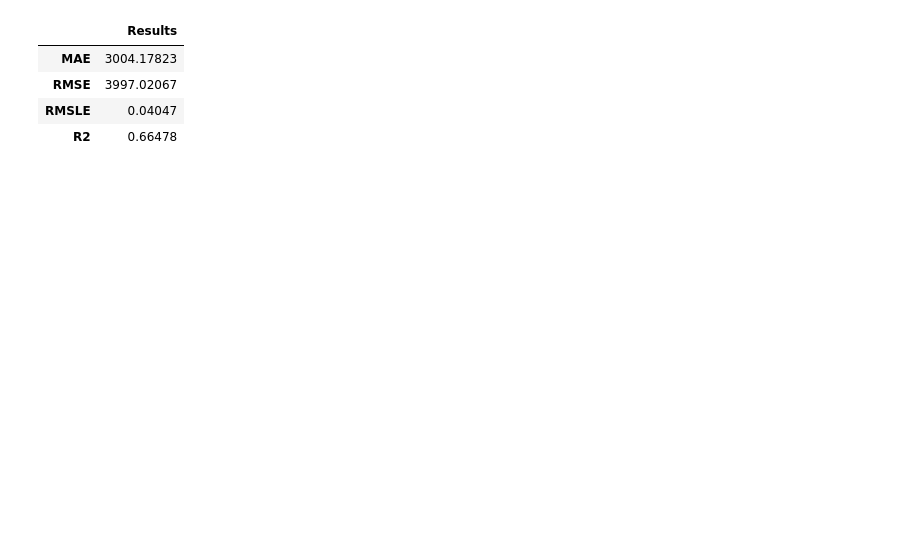
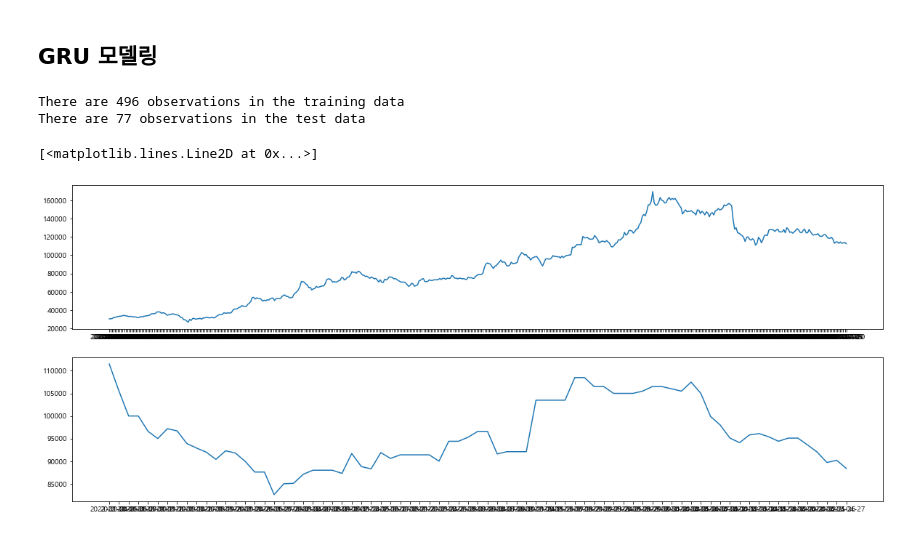
Before and after one commit to dongnee/BigOne, a Jupyter notebook: GRU.ipynb, the cells around one changed output. Drawn from its saved outputs; the diff is of its cells as text; code cells hidden in the pictures; blank space fills up the shorter version.

```diff
--- a/GRU.ipynb
+++ b/GRU.ipynb
@@ -230,8 +1,2 @@ y_test_gru.reset_index(drop=True, inplace=True)
-# %%
-confirm_result(y_test_gru, y_pred_gru)
-# %% [output]
-|  | Results |
-| MAE | 3004.17823 |
-| RMSE | 3997.02067 |
-| RMSLE | 0.04047 |
-| R2 | 0.66478 |
+# %% [markdown]
+## GRU 모델링
@@ -237,0 +11,19 @@ confirm_result(y_test_gru, y_pred_gru)
+# %%
+# 주가 데이터 불러오기
+price_train = pd.read_csv('./data/주가_train_data.csv')
+price_test = pd.read_csv('./data/주가_test_data.csv')
+
+print("There are "+str(price_train.shape[0])+" observations in the training data")
+print("There are "+str(price_test.shape[0])+" observations in the test data")
+
+plt.figure(figsize=(20,8))
+plt.subplot(211)
+plt.plot(price_train['Date'],price_train['Close'])
+
+plt.subplot(212)
+plt.plot(price_test['Date'],price_test['Close'])
+# %% [output]
+There are 496 observations in the training data
+There are 77 observations in the test data
+[<matplotlib.lines.Line2D at 0x...>]
+[figure, added]
```
Also changed, not shown: parts of 45 cells of this notebook, 2 other files.
